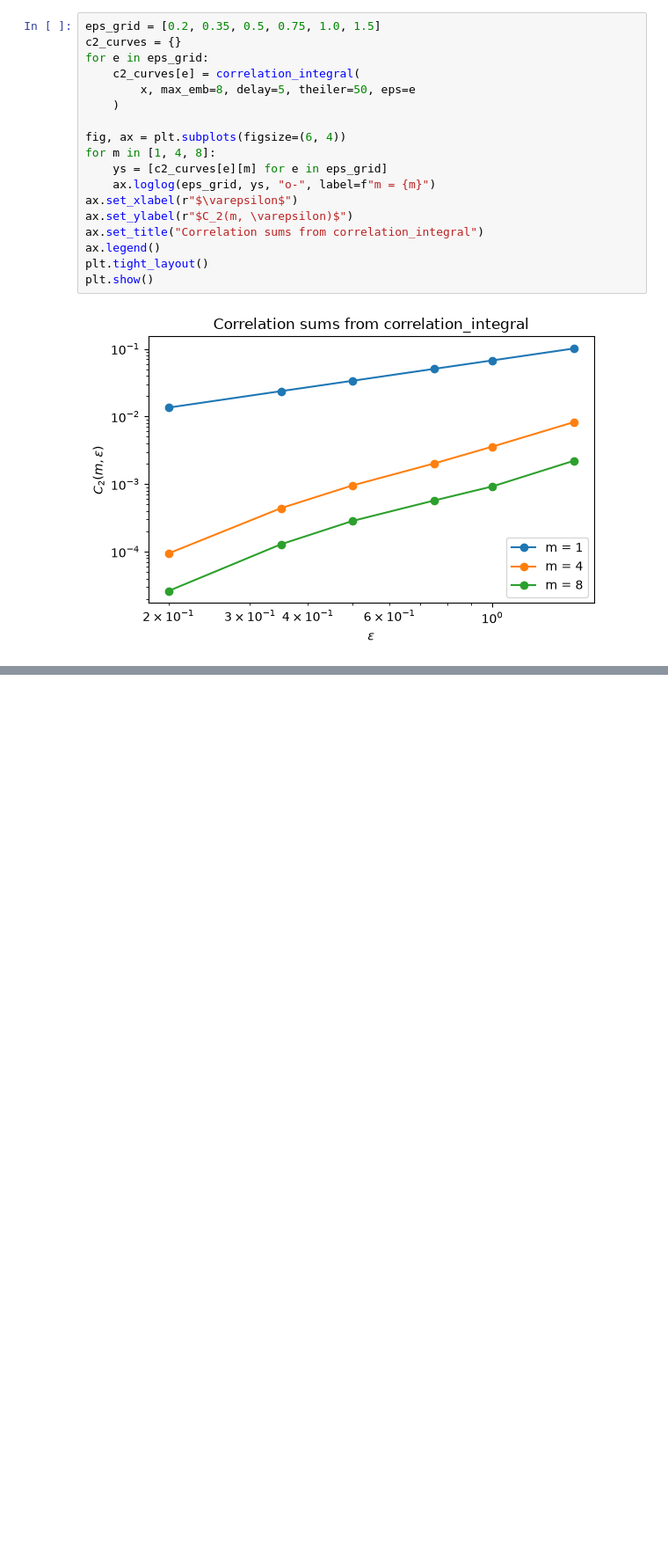
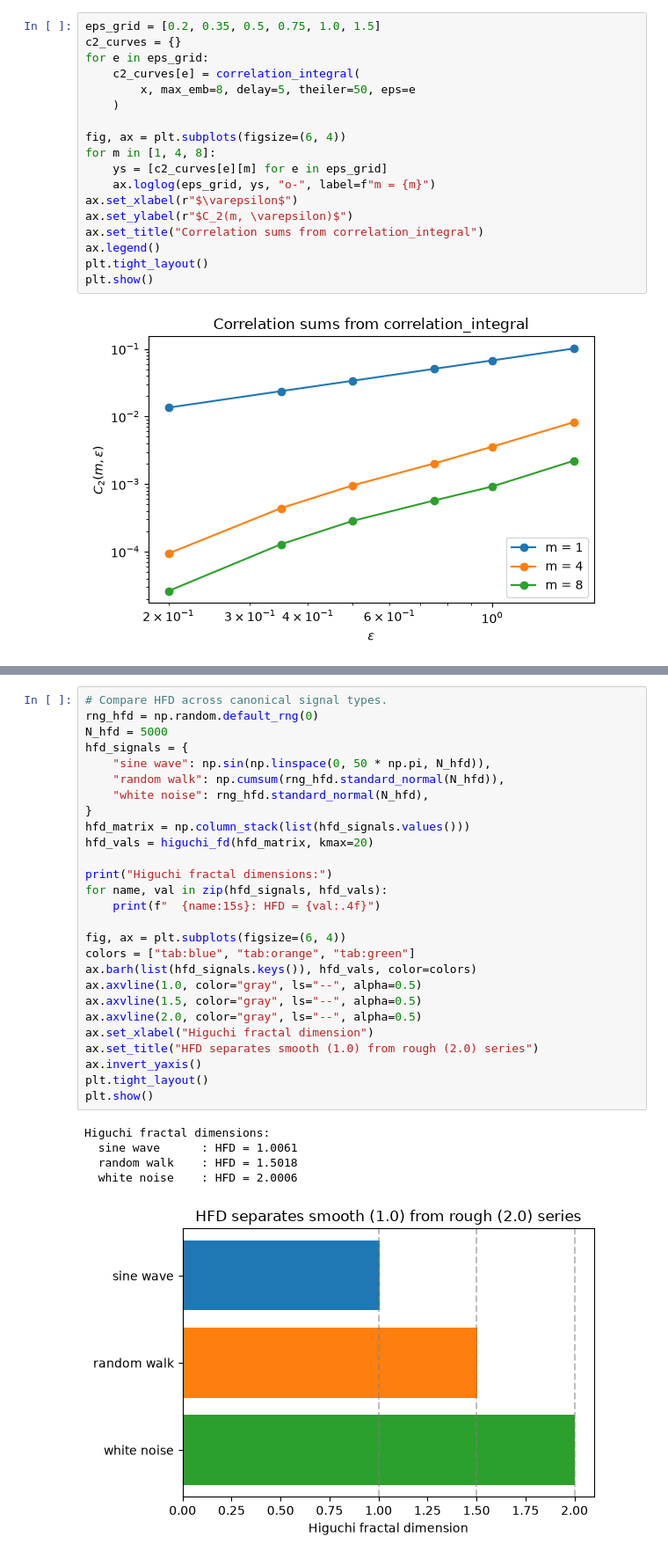
Before and after one commit to ieeningnwq/nolitisea, a Jupyter notebook: examples/dimension.ipynb, the cells around one changed output, grey strips where cells are left out. Shown at 88% size. Drawn from its saved outputs; the diff is of its cells as text; blank space fills up the shorter version.

```diff
--- a/examples/dimension.ipynb
+++ b/examples/dimension.ipynb
@@ -288,0 +313,33 @@ plt.show()
+# %%
+# Compare HFD across canonical signal types.
+rng_hfd = np.random.default_rng(0)
+N_hfd = 5000
+hfd_signals = {
+    "sine wave": np.sin(np.linspace(0, 50 * np.pi, N_hfd)),
+    "random walk": np.cumsum(rng_hfd.standard_normal(N_hfd)),
+    "white noise": rng_hfd.standard_normal(N_hfd),
+}
+hfd_matrix = np.column_stack(list(hfd_signals.values()))
+hfd_vals = higuchi_fd(hfd_matrix, kmax=20)
+
+print("Higuchi fractal dimensions:")
+for name, val in zip(hfd_signals, hfd_vals):
+    print(f"  {name:15s}: HFD = {val:.4f}")
+
+fig, ax = plt.subplots(figsize=(6, 4))
+colors = ["tab:blue", "tab:orange", "tab:green"]
+ax.barh(list(hfd_signals.keys()), hfd_vals, color=colors)
+ax.axvline(1.0, color="gray", ls="--", alpha=0.5)
+ax.axvline(1.5, color="gray", ls="--", alpha=0.5)
+ax.axvline(2.0, color="gray", ls="--", alpha=0.5)
+ax.set_xlabel("Higuchi fractal dimension")
+ax.set_title("HFD separates smooth (1.0) from rough (2.0) series")
+ax.invert_yaxis()
+plt.tight_layout()
+plt.show()
+# %% [output]
+Higuchi fractal dimensions:
+  sine wave      : HFD = 1.0061
+  random walk    : HFD = 1.5018
+  white noise    : HFD = 2.0006
+[figure, added]
```
Also changed, not shown: parts of 8 cells of this notebook, 2 other files.
